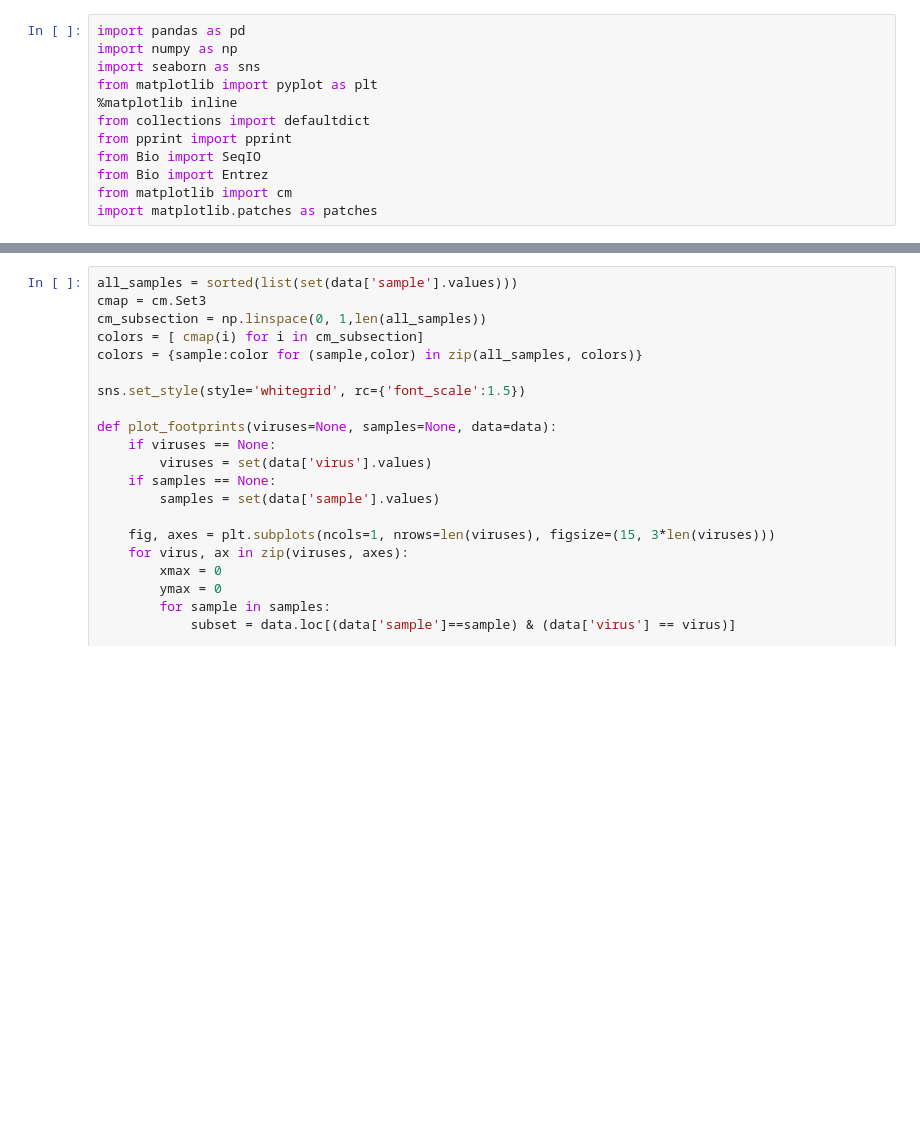
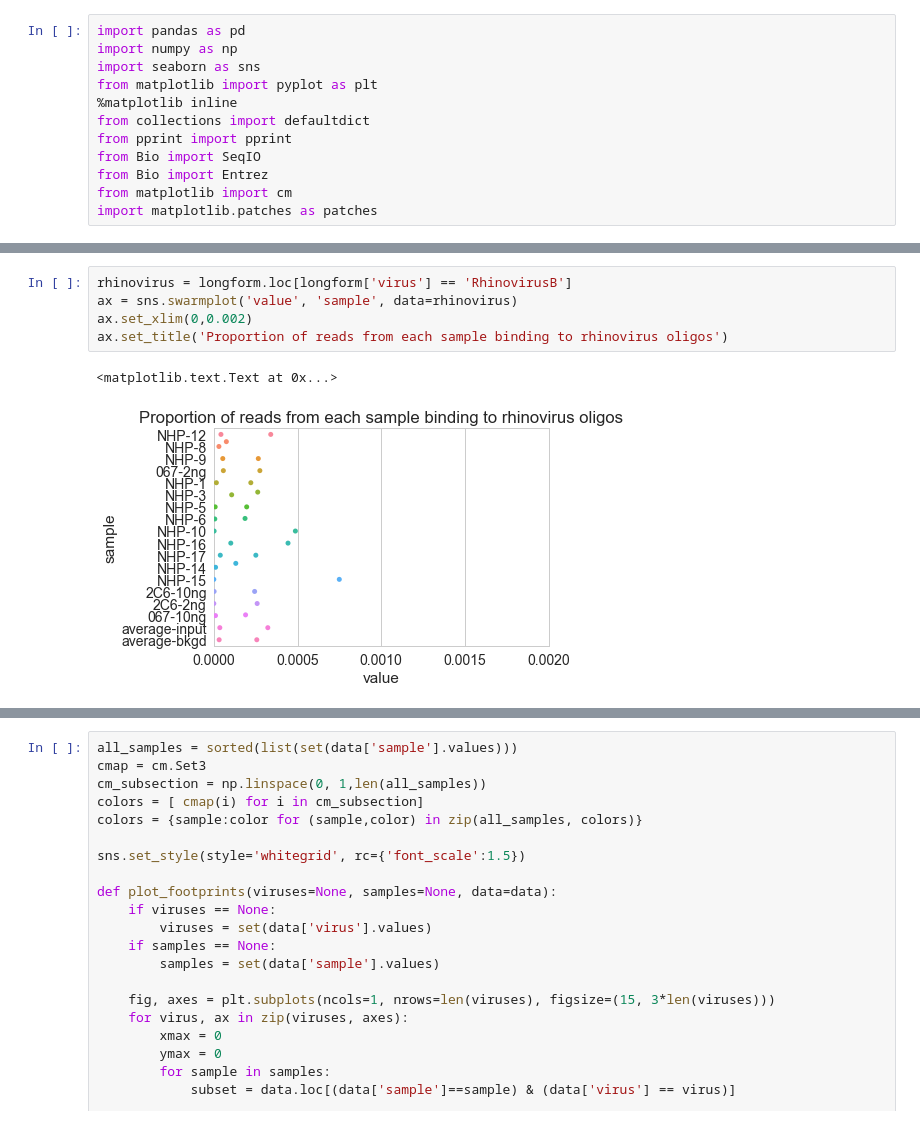
Before and after one commit to sidneymbell/phipseq, a Jupyter notebook: scripts/binding-footprints.ipynb, the cells around one changed output, grey strips where cells are left out. Saved outputs shown, nothing was run; the diff lists cells and outputs as text; blank space fills up the shorter version.

```diff
--- a/scripts/binding-footprints.ipynb
+++ b/scripts/binding-footprints.ipynb
@@ -30,0 +56,8 @@ data = pivot(data)
+# %%
+rhinovirus = longform.loc[longform['virus'] == 'RhinovirusB']
+ax = sns.swarmplot('value', 'sample', data=rhinovirus)
+ax.set_xlim(0,0.002)
+ax.set_title('Proportion of reads from each sample binding to rhinovirus oligos')
+# %% [output]
+<matplotlib.text.Text at 0x...>
+[figure, added]
```
Also changed, not shown: parts of 9 cells of this notebook.
